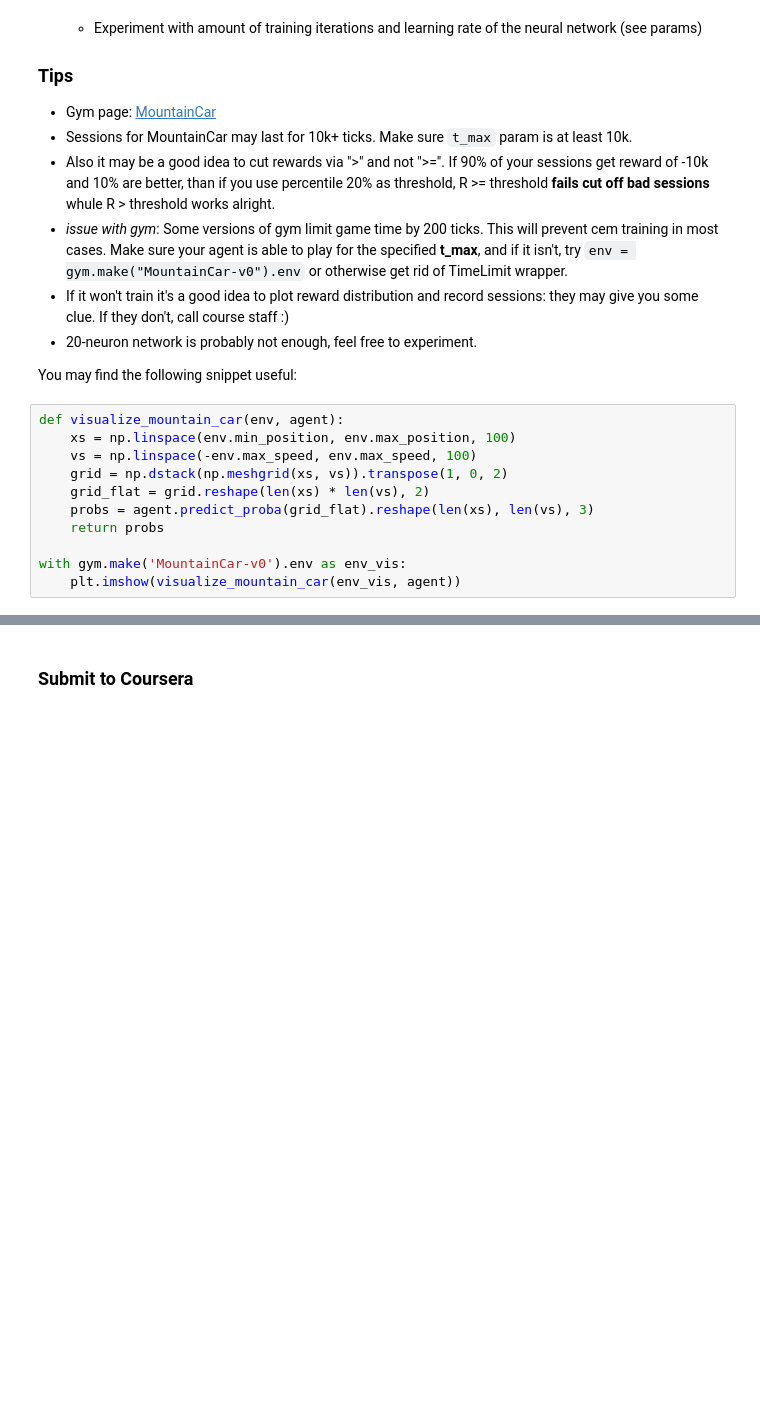
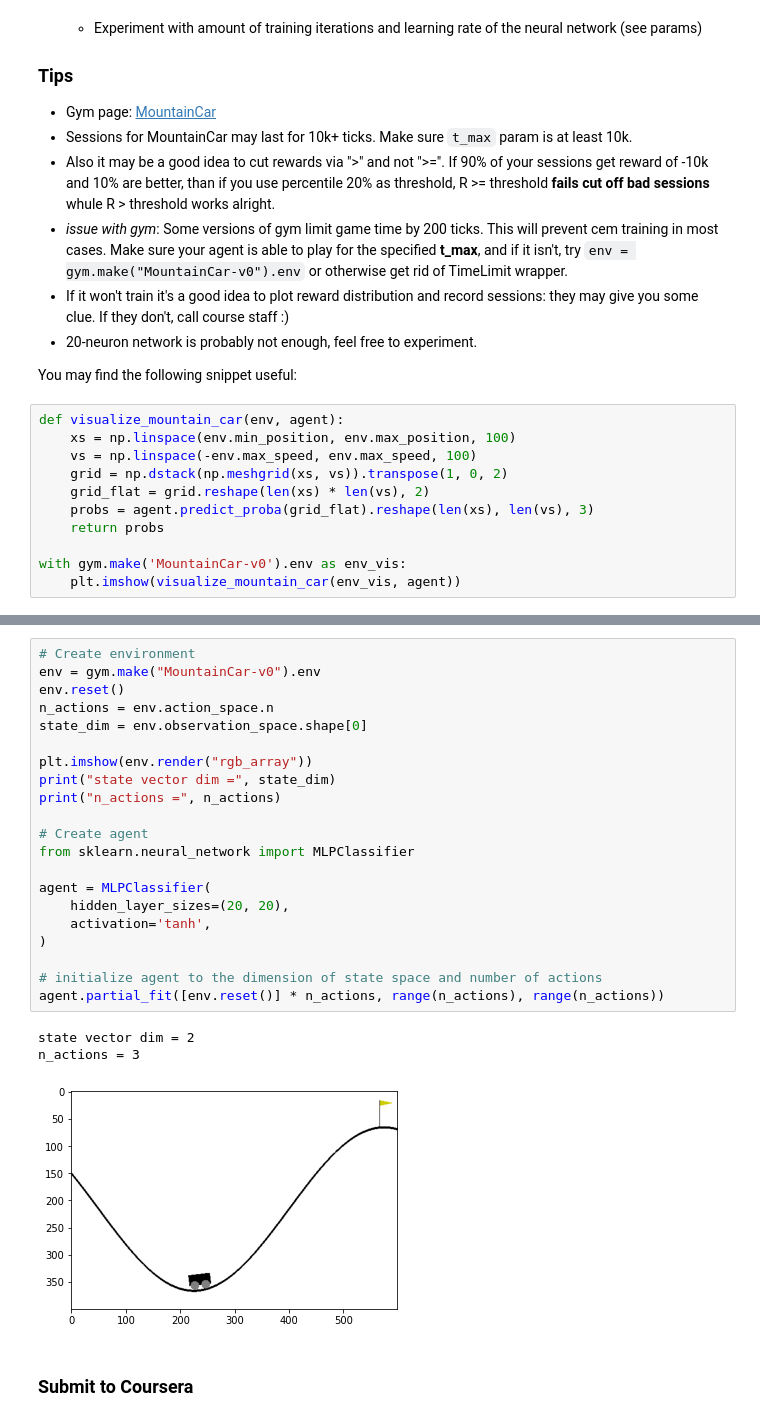
Before and after one commit to ChengYangUmich/PracticalRL__Coursera, a Jupyter notebook: week1_deep_crossentropy_method.ipynb, the cells around one changed output, grey strips where cells are left out. Saved outputs shown, nothing was run; the diff lists cells and outputs as text; blank space fills up the shorter version.

```diff
--- a/week1_deep_crossentropy_method.ipynb
+++ b/week1_deep_crossentropy_method.ipynb
@@ -280,3 +319,28 @@ def generate_session_mountain_car(env, agent, t_max=10000):
+# %%
+# Create environment
+env = gym.make("MountainCar-v0").env
+env.reset()
+n_actions = env.action_space.n
+state_dim = env.observation_space.shape[0]
+
+plt.imshow(env.render("rgb_array"))
+print("state vector dim =", state_dim)
+print("n_actions =", n_actions)
+
+# Create agent
+from sklearn.neural_network import MLPClassifier
+
+agent = MLPClassifier(
+    hidden_layer_sizes=(20, 20),
+    activation='tanh',
+)
+
+# initialize agent to the dimension of state space and number of actions
+agent.partial_fit([env.reset()] * n_actions, range(n_actions), range(n_actions))
+# %% [output]
+state vector dim = 2
+n_actions = 3
+[figure, added]
 # %% [markdown]
 ### Submit to Coursera
 # %%
```
Also changed, not shown: parts of 7 cells of this notebook.
